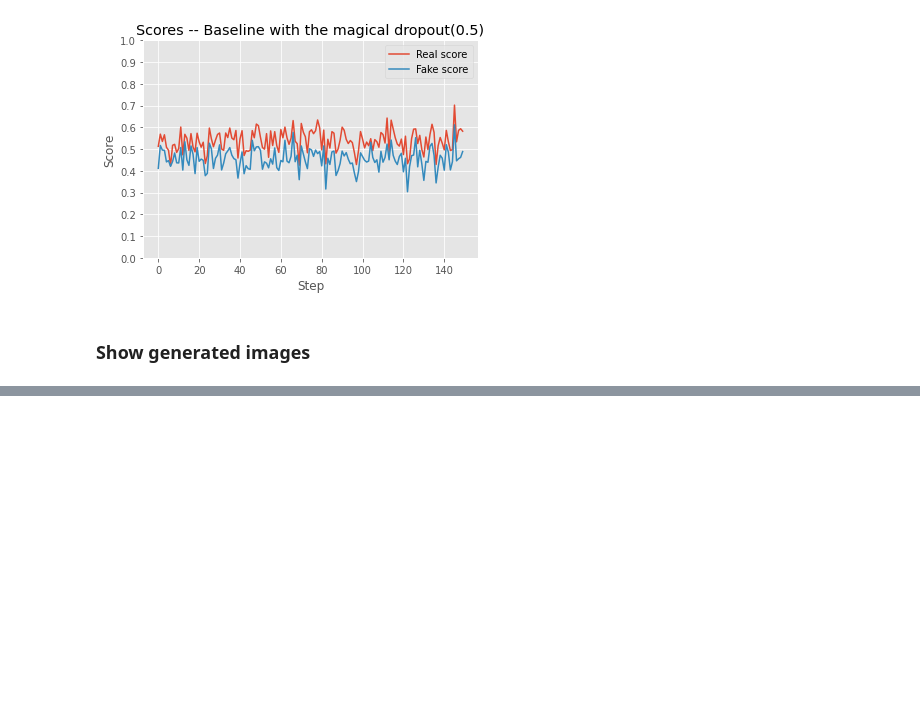
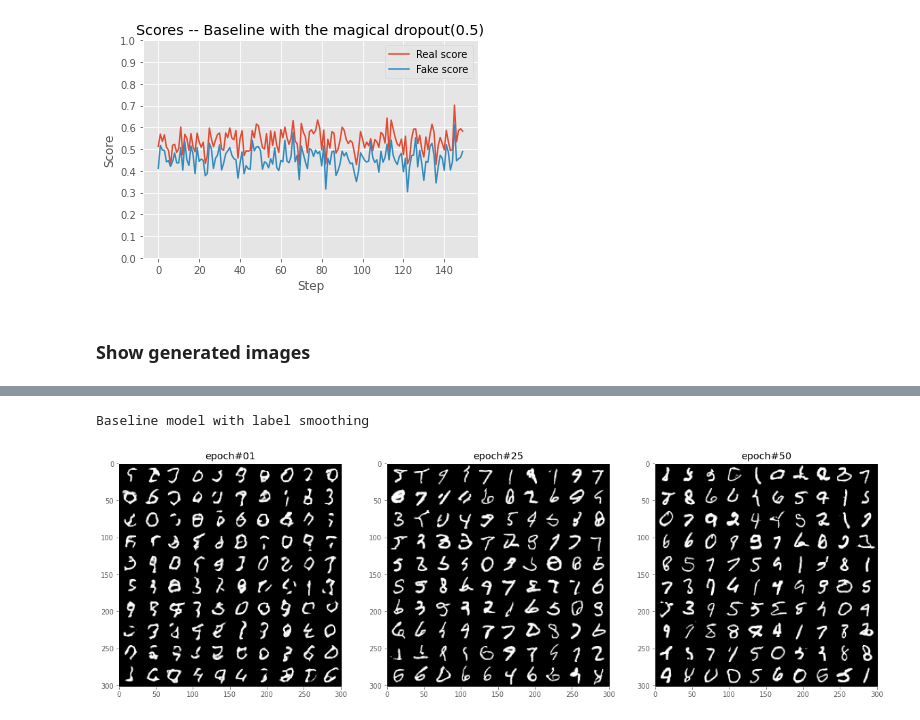
Before and after one commit to Alkhaddour/GAN-Tutorial, a Jupyter notebook: Lab4/MNIST/main.ipynb, the cells around one changed output, grey strips where cells are left out. Cells and saved outputs as stored; diff of their text form; code cells hidden in the pictures; blank space fills up the shorter version.

```diff
--- a/Lab4/MNIST/main.ipynb
+++ b/Lab4/MNIST/main.ipynb
@@ -323,0 +268,9 @@ Despite the fact that all models got good results, and the last model with dropo
+# %%
+print("Baseline model with label smoothing")
+images_list=[os.path.join(config2.samples_dir, 'fake_images-0001.png'),
+             os.path.join(config2.samples_dir, 'fake_images-0025.png'),
+             os.path.join(config2.samples_dir, 'fake_images-0050.png')]
+draw_horizontal_images(images_list, labels)
+# %% [output]
+Baseline model with label smoothing
+[figure, added]
```
Also changed, not shown: parts of 20 cells of this notebook, 2 other files.
